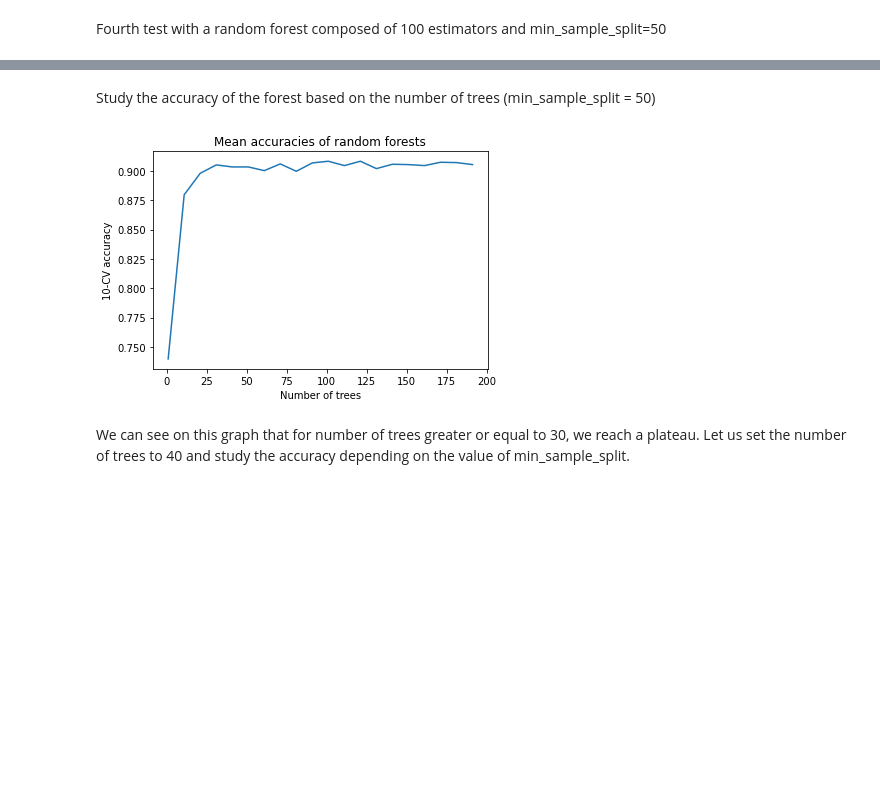
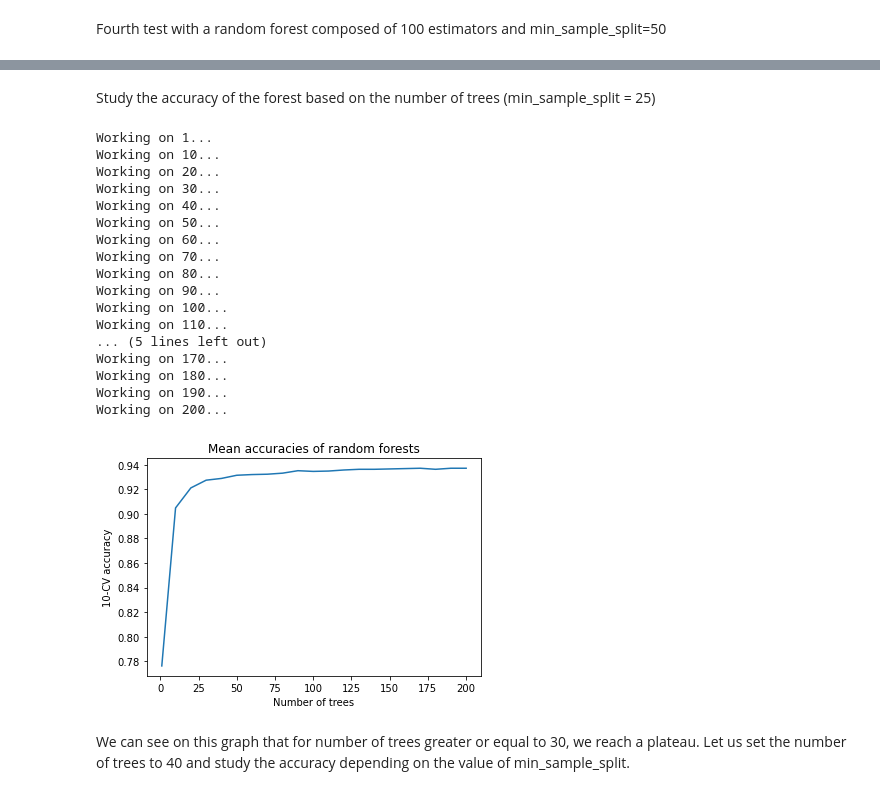
Before and after one commit to OlivierJoris/Activity-prediction-classifier, a Jupyter notebook: iml2021/random_forest.ipynb, the cells around one changed output, grey strips where cells are left out. Drawn from its saved outputs; the diff is of its cells as text; code cells hidden in the pictures; blank space fills up the shorter version.

```diff
--- a/iml2021/random_forest.ipynb
+++ b/iml2021/random_forest.ipynb
@@ -115,21 +130,40 @@ print(scores.mean())
 # %% [markdown]
-Study the accuracy of the forest based on the number of trees (min_sample_split = 50)
+Study the accuracy of the forest based on the number of trees (min_sample_split = 25)
 # %%
-forest_sizes = []
+forest_sizes = [1]
 accuracies = []
-for i in range(1, 201, 10):
+for i in range(10, 201, 10):
     forest_sizes.append(i)
-    forest = RandomForestClassifier(n_estimators=i, min_samples_split=50, n_jobs=-1)
+for size in forest_sizes:
+    print("Working on {}...".format(size))
+    forest = RandomForestClassifier(n_estimators=size, min_samples_split=25, n_jobs=-1, random_state=0)
     scores = cross_val_score(forest, X_train, y_train, cv=10, n_jobs=-1)
     accuracies.append(scores.mean())
 plt.plot(forest_sizes, accuracies)
 plt.title("Mean accuracies of random forests")
 plt.xlabel("Number of trees")
 plt.ylabel("10-CV accuracy")
 plt.savefig("rf_basic_accuracies.png")
 plt.show()
 # %% [output]
+Working on 1...
+Working on 10...
+Working on 20...
+Working on 30...
+Working on 40...
+Working on 50...
+Working on 60...
+Working on 70...
+Working on 80...
+Working on 90...
+Working on 100...
+Working on 110...
+... (5 lines left out)
+Working on 170...
+Working on 180...
+Working on 190...
+Working on 200...
-[figure, old version]
+[figure, new version]
 # %% [markdown]
 We can see on this graph that for number of trees greater or equal to 30, we reach a plateau. Let us set the number of trees to 40 and study the accuracy depending on the value of min_sample_split.
 # %%
```
Also changed, not shown: parts of 8 cells of this notebook, 4 other files.
